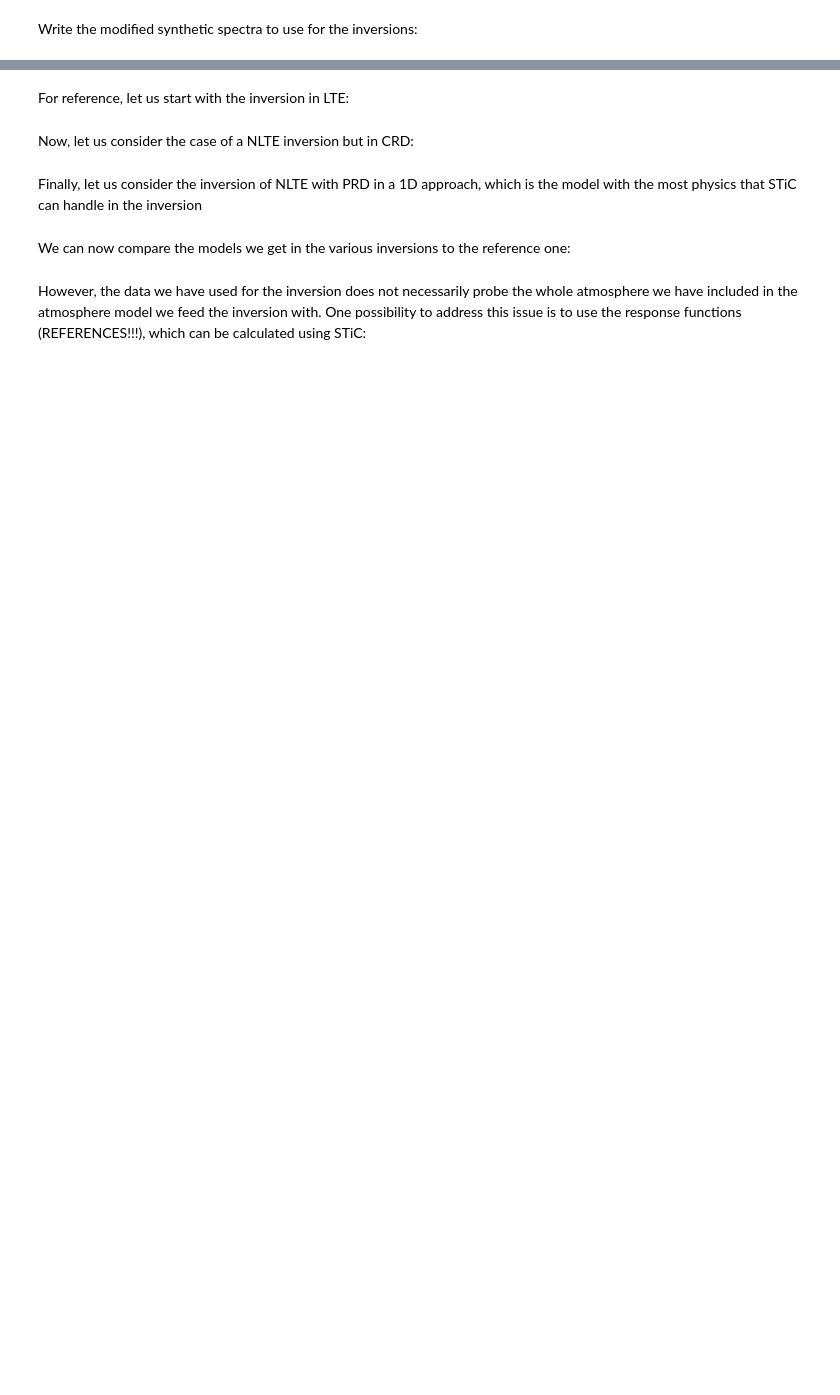
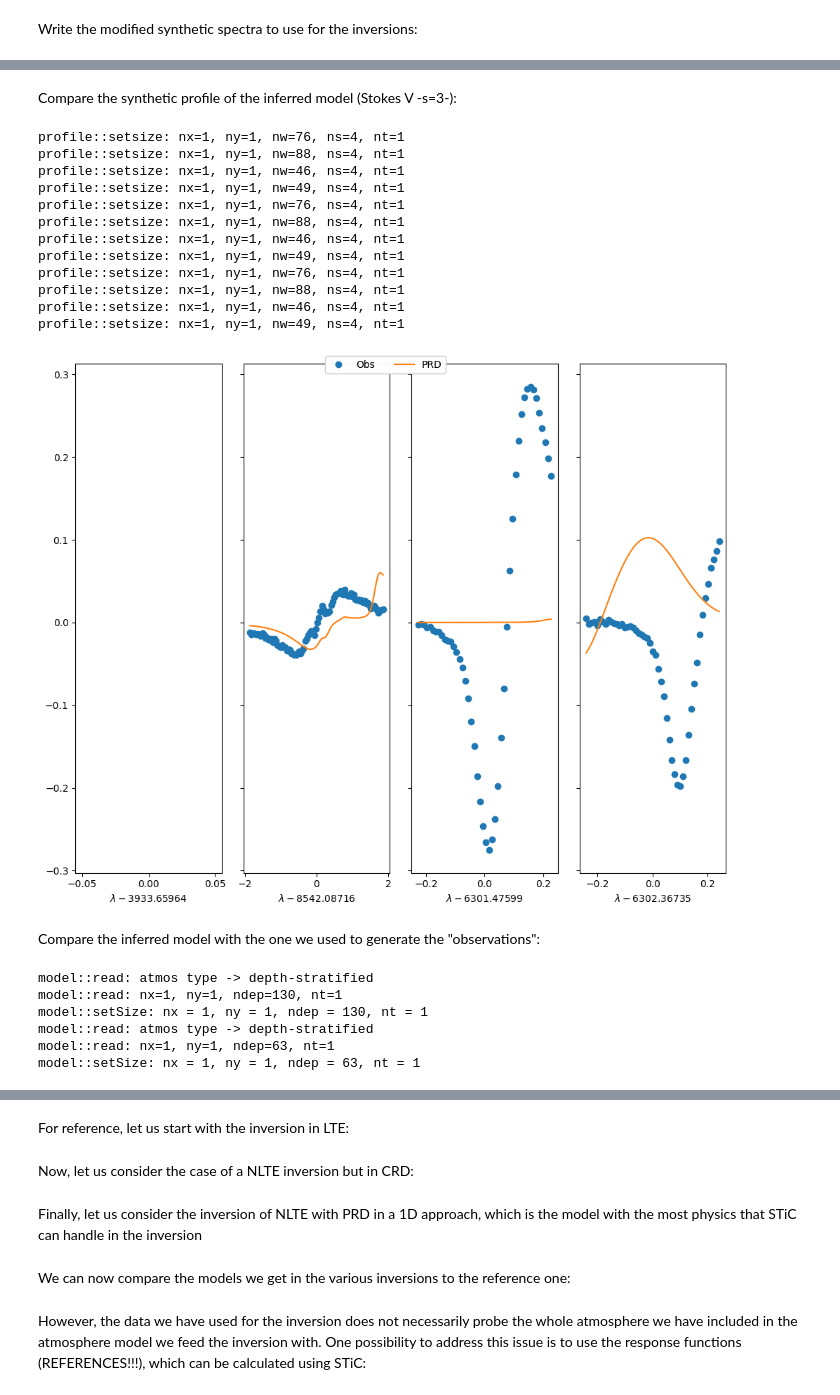
Before and after one commit to apy-github/mhd_ii, a Jupyter notebook: exercise_2/mhd_ii_2.ipynb, the cells around one changed output, grey strips where cells are left out. Cells and saved outputs as stored; diff of their text form; code cells hidden in the pictures; blank space fills up the shorter version.

```diff
--- a/exercise_2/mhd_ii_2.ipynb
+++ b/exercise_2/mhd_ii_2.ipynb
@@ -144,0 +382,32 @@ m.write('modelin.nc')
+# %% [markdown]
+Compare the synthetic profile of the inferred model (Stokes V -s=3-):
+# %%
+plot_profile([nobs,nlteprd_prof]
+             , kwargs=[{"label":"Obs","ls":"none","marker":"o"}, {"label":"PRD"},]
+             , plkwargs={"figsize":(10,8)}, s=3)
+# %% [output]
+profile::setsize: nx=1, ny=1, nw=76, ns=4, nt=1
+profile::setsize: nx=1, ny=1, nw=88, ns=4, nt=1
+profile::setsize: nx=1, ny=1, nw=46, ns=4, nt=1
+profile::setsize: nx=1, ny=1, nw=49, ns=4, nt=1
+profile::setsize: nx=1, ny=1, nw=76, ns=4, nt=1
+profile::setsize: nx=1, ny=1, nw=88, ns=4, nt=1
+profile::setsize: nx=1, ny=1, nw=46, ns=4, nt=1
+profile::setsize: nx=1, ny=1, nw=49, ns=4, nt=1
+profile::setsize: nx=1, ny=1, nw=76, ns=4, nt=1
+profile::setsize: nx=1, ny=1, nw=88, ns=4, nt=1
+profile::setsize: nx=1, ny=1, nw=46, ns=4, nt=1
+profile::setsize: nx=1, ny=1, nw=49, ns=4, nt=1
+[figure, added]
+# %% [markdown]
+Compare the inferred model with the one we used to generate the "observations":
+# %%
+m_ref = sp.model("./atm_inbifrost_model.nc")
+m_prd = sp.model("./atmosout_cycle1_prd.nc")
+# %% [output]
+model::read: atmos type -> depth-stratified
+model::read: nx=1, ny=1, ndep=130, nt=1
+model::setSize: nx = 1, ny = 1, ndep = 130, nt = 1
+model::read: atmos type -> depth-stratified
+model::read: nx=1, ny=1, ndep=63, nt=1
+model::setSize: nx = 1, ny = 1, ndep = 63, nt = 1
```
Also changed, not shown: parts of 63 cells of this notebook, 2 other files.
